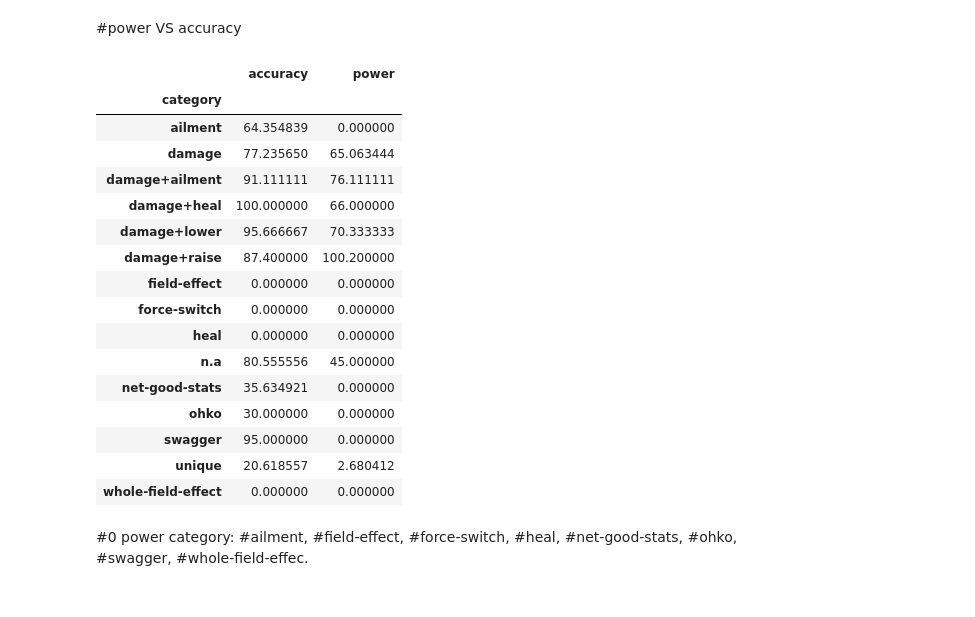
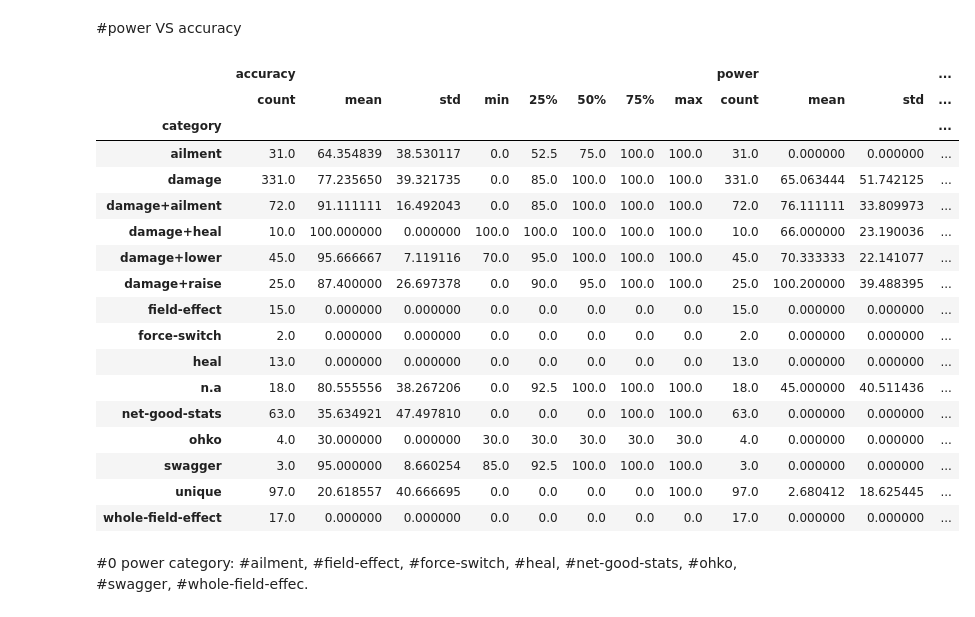
Before and after one commit to wd810/project-3, a Jupyter notebook: project-3/data/Pokemon Move.ipynb, the cells around one changed output. Cells and saved outputs as stored; diff of their text form; code cells hidden in the pictures.

Commit message:
save move file

```diff
--- a/project-3/data/Pokemon Move.ipynb
+++ b/project-3/data/Pokemon Move.ipynb
@@ -185,26 +170,27 @@ status_move = move_data_df.loc[move_data_df.damage_class == 'status']
 # %% [markdown]
 #power VS accuracy
 # %%
-accuracy_power_mean = move_data_df.groupby('category').mean()
-accuracy_power_mean
+accuracy_power_des = move_data_df.groupby('category').describe()
+accuracy_power_des
 # %% [output]
-|  | accuracy | power |
-| category |  |  |
-| ailment | 64.354839 | 0.000000 |
-| damage | 77.235650 | 65.063444 |
-| damage+ailment | 91.111111 | 76.111111 |
-| damage+heal | 100.000000 | 66.000000 |
-| damage+lower | 95.666667 | 70.333333 |
-| damage+raise | 87.400000 | 100.200000 |
-| field-effect | 0.000000 | 0.000000 |
-| force-switch | 0.000000 | 0.000000 |
-| heal | 0.000000 | 0.000000 |
-| n.a | 80.555556 | 45.000000 |
-| net-good-stats | 35.634921 | 0.000000 |
-| ohko | 30.000000 | 0.000000 |
-| swagger | 95.000000 | 0.000000 |
-| unique | 20.618557 | 2.680412 |
-| whole-field-effect | 0.000000 | 0.000000 |
+|  | accuracy |  |  |  |  |  |  |  | power |  |  | ... |
+|  | count | mean | std | min | 25% | 50% | 75% | max | count | mean | std | ... |
+| category |  |  |  |  |  |  |  |  |  |  |  | ... |
+| ailment | 31.0 | 64.354839 | 38.530117 | 0.0 | 52.5 | 75.0 | 100.0 | 100.0 | 31.0 | 0.000000 | 0.000000 | ... |
+| damage | 331.0 | 77.235650 | 39.321735 | 0.0 | 85.0 | 100.0 | 100.0 | 100.0 | 331.0 | 65.063444 | 51.742125 | ... |
+| damage+ailment | 72.0 | 91.111111 | 16.492043 | 0.0 | 85.0 | 100.0 | 100.0 | 100.0 | 72.0 | 76.111111 | 33.809973 | ... |
+| damage+heal | 10.0 | 100.000000 | 0.000000 | 100.0 | 100.0 | 100.0 | 100.0 | 100.0 | 10.0 | 66.000000 | 23.190036 | ... |
+| damage+lower | 45.0 | 95.666667 | 7.119116 | 70.0 | 95.0 | 100.0 | 100.0 | 100.0 | 45.0 | 70.333333 | 22.141077 | ... |
+| damage+raise | 25.0 | 87.400000 | 26.697378 | 0.0 | 90.0 | 95.0 | 100.0 | 100.0 | 25.0 | 100.200000 | 39.488395 | ... |
+| field-effect | 15.0 | 0.000000 | 0.000000 | 0.0 | 0.0 | 0.0 | 0.0 | 0.0 | 15.0 | 0.000000 | 0.000000 | ... |
+| force-switch | 2.0 | 0.000000 | 0.000000 | 0.0 | 0.0 | 0.0 | 0.0 | 0.0 | 2.0 | 0.000000 | 0.000000 | ... |
+| heal | 13.0 | 0.000000 | 0.000000 | 0.0 | 0.0 | 0.0 | 0.0 | 0.0 | 13.0 | 0.000000 | 0.000000 | ... |
+| n.a | 18.0 | 80.555556 | 38.267206 | 0.0 | 92.5 | 100.0 | 100.0 | 100.0 | 18.0 | 45.000000 | 40.511436 | ... |
+| net-good-stats | 63.0 | 35.634921 | 47.497810 | 0.0 | 0.0 | 0.0 | 100.0 | 100.0 | 63.0 | 0.000000 | 0.000000 | ... |
+| ohko | 4.0 | 30.000000 | 0.000000 | 30.0 | 30.0 | 30.0 | 30.0 | 30.0 | 4.0 | 0.000000 | 0.000000 | ... |
+| swagger | 3.0 | 95.000000 | 8.660254 | 85.0 | 92.5 | 100.0 | 100.0 | 100.0 | 3.0 | 0.000000 | 0.000000 | ... |
+| unique | 97.0 | 20.618557 | 40.666695 | 0.0 | 0.0 | 0.0 | 0.0 | 100.0 | 97.0 | 2.680412 | 18.625445 | ... |
+| whole-field-effect | 17.0 | 0.000000 | 0.000000 | 0.0 | 0.0 | 0.0 | 0.0 | 0.0 | 17.0 | 0.000000 | 0.000000 | ... |
 # %% [markdown]
 #0 power category:
     #ailment,
```
Also changed, not shown: parts of 24 cells of this notebook, 4 other files.
